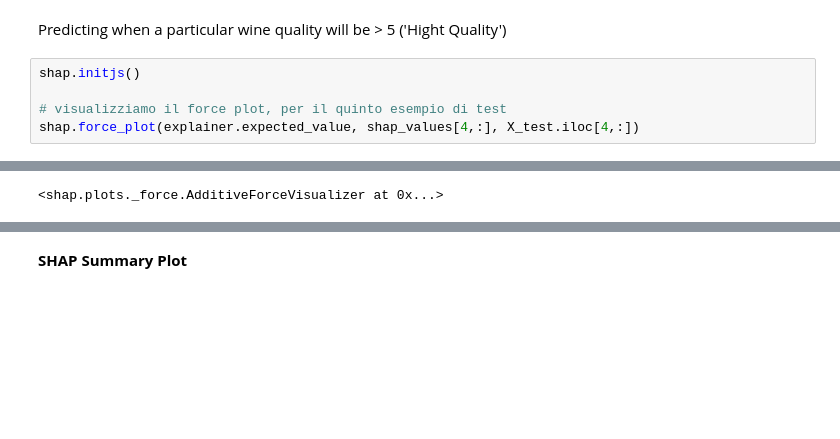
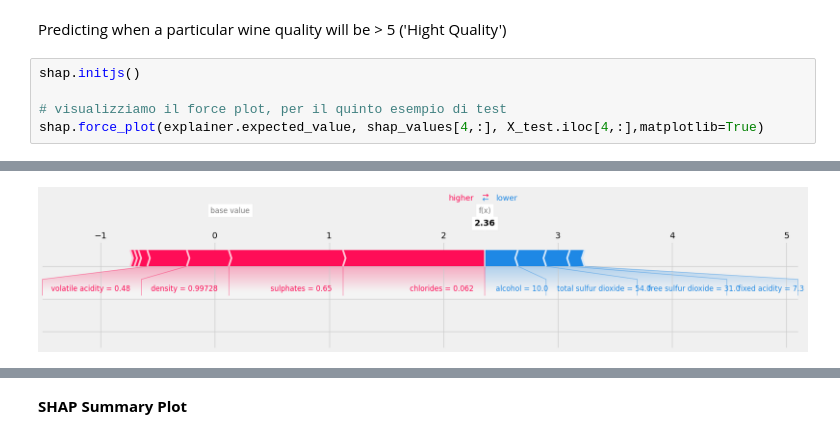
Before and after one commit to blanco003/IC, a Jupyter notebook: 5_xai_Shap.ipynb, the cells around one changed output, grey strips where cells are left out. Cells and saved outputs as stored; diff of their text form; blank space fills up the shorter version.

```diff
--- a/5_xai_Shap.ipynb
+++ b/5_xai_Shap.ipynb
@@ -479,11 +469,11 @@ Predicting when a particular wine quality will be > 5 ('Hight Quality')
 # %%
 shap.initjs()
 
 # visualizziamo il force plot, per il quinto esempio di test
-shap.force_plot(explainer.expected_value, shap_values[4,:], X_test.iloc[4,:])
+shap.force_plot(explainer.expected_value, shap_values[4,:], X_test.iloc[4,:],matplotlib=True)
 # %% [output]
 [interactive output not drawn]
-<shap.plots._force.AdditiveForceVisualizer at 0x...>
+[figure, added]
 # %%
 shap.initjs()
 
```
Also changed, not shown: parts of 9 cells of this notebook.
